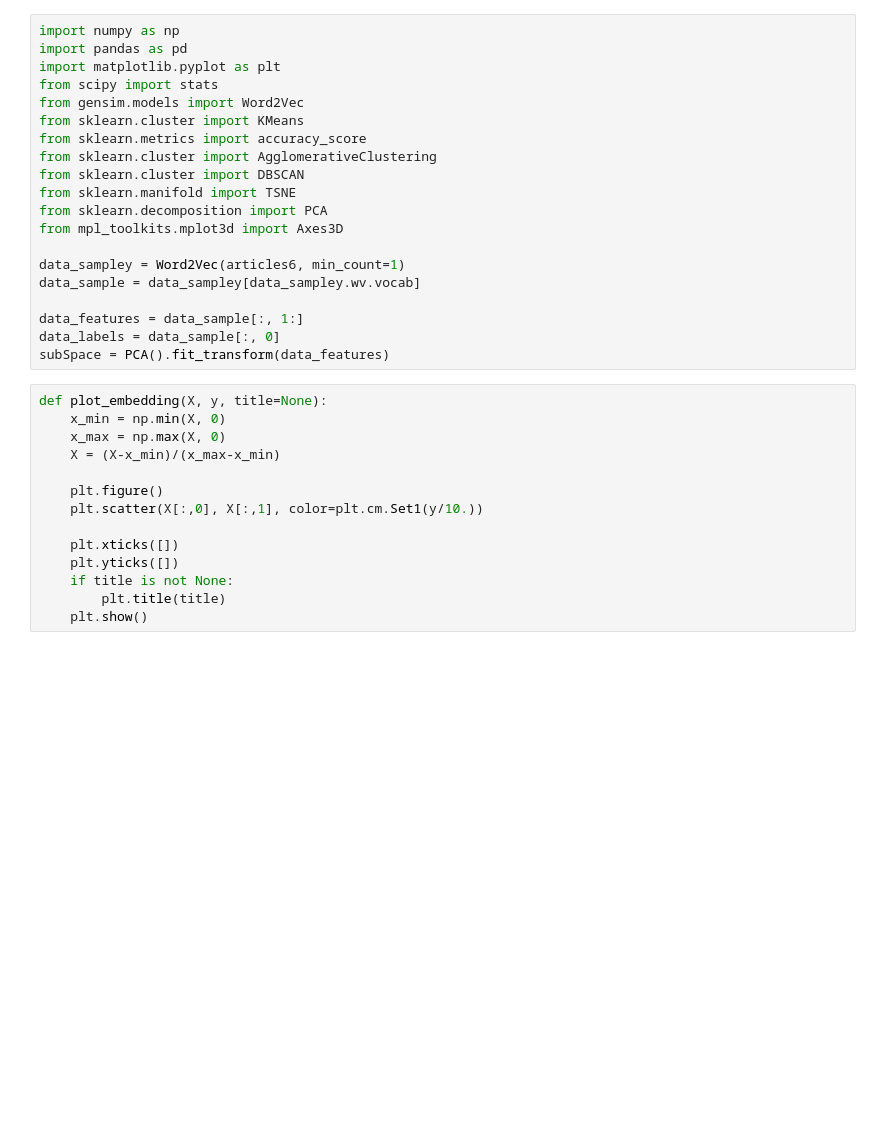
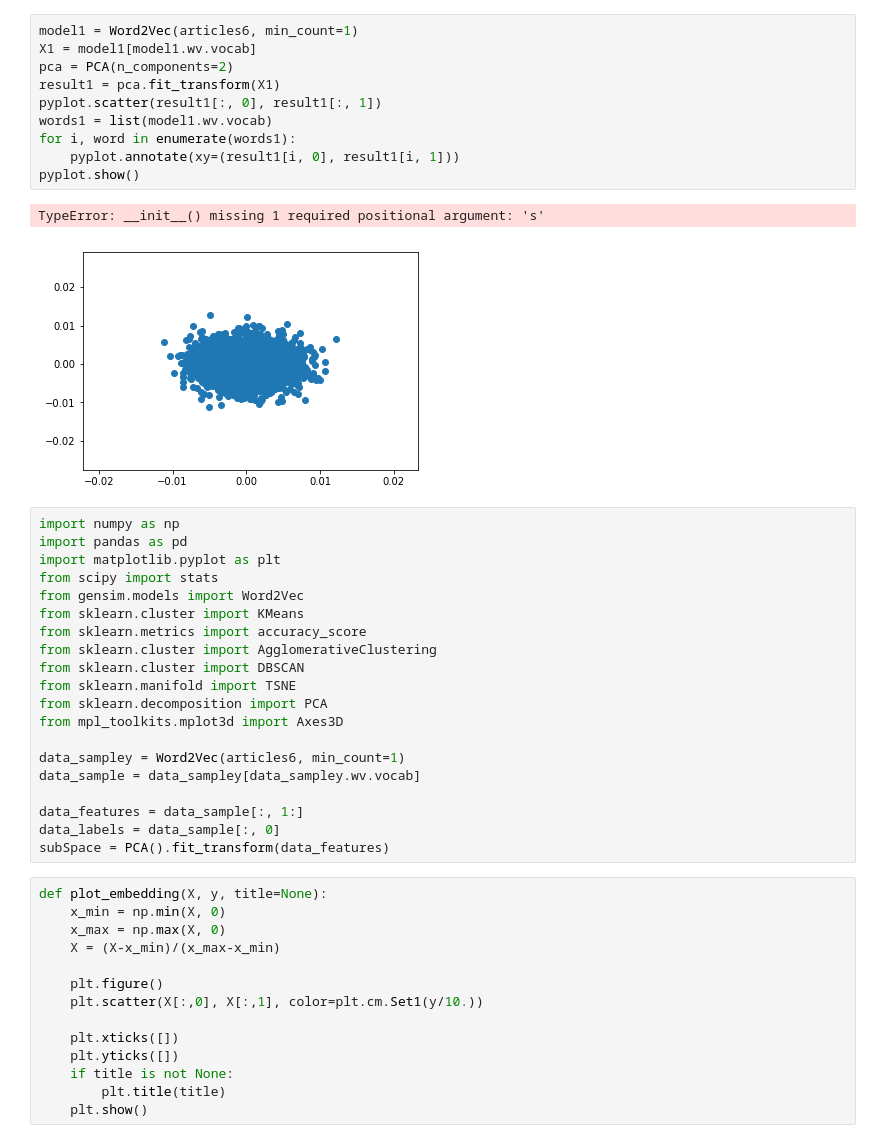
Before and after one commit to JayCastro97/Movie_Analysis_ML, a Jupyter notebook: NYTimes_Data.ipynb, the cells around one changed output. Cells and saved outputs as stored; diff of their text form; blank space fills up the shorter version.

```diff
--- a/NYTimes_Data.ipynb
+++ b/NYTimes_Data.ipynb
@@ -174,3 +178,16 @@ pyplot.show()
+# %%
+model1 = Word2Vec(articles6, min_count=1)
+X1 = model1[model1.wv.vocab]
+pca = PCA(n_components=2)
+result1 = pca.fit_transform(X1)
+pyplot.scatter(result1[:, 0], result1[:, 1])
+words1 = list(model1.wv.vocab)
+for i, word in enumerate(words1):
+    pyplot.annotate(xy=(result1[i, 0], result1[i, 1]))
+pyplot.show()
+# %% [output]
+TypeError: __init__() missing 1 required positional argument: 's'
+[figure, added]
 # %%
 import numpy as np
 import pandas as pd
```
Also changed, not shown: parts of 17 cells of this notebook.
